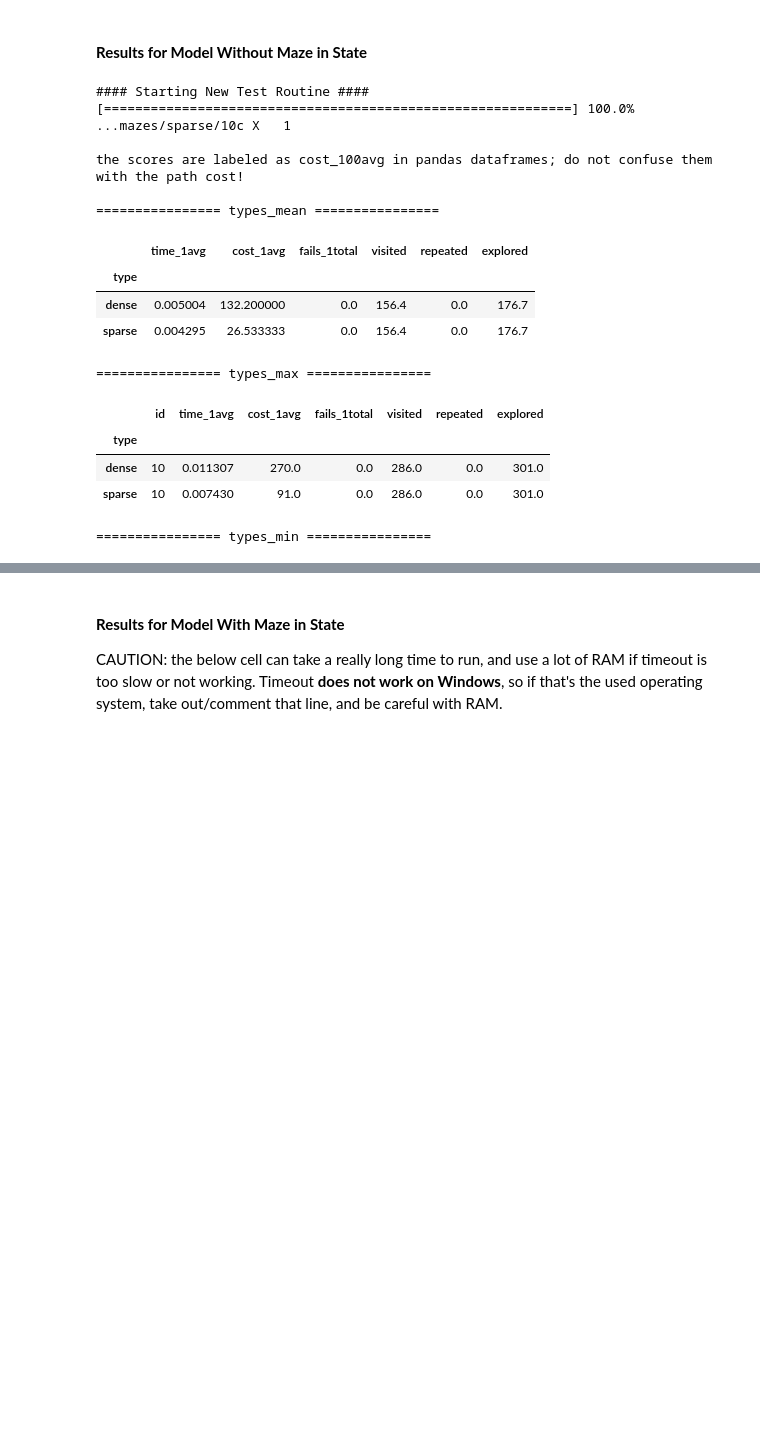
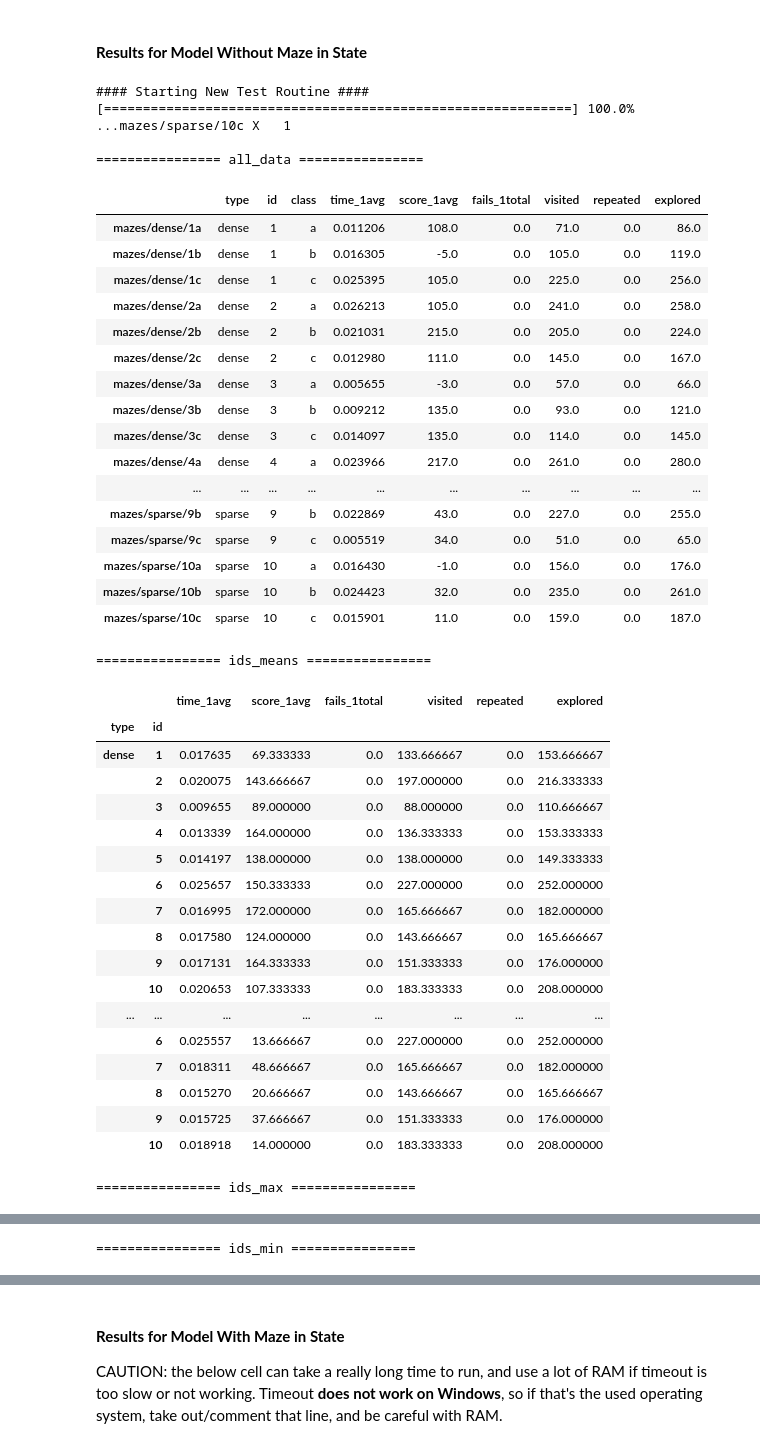
Before and after one commit to VFerrari/IntroductionToAI, a Jupyter notebook: project1.ipynb, the cells around one changed output, grey strips where cells are left out. Drawn from its saved outputs; the diff is of its cells as text; code cells hidden in the pictures; blank space fills up the shorter version.

```diff
--- a/project1.ipynb
+++ b/project1.ipynb
@@ -706,7 +704,7 @@ def collect_data(data, out_path):
 
 def run_tests(test_files, search, *args, repeat=1, out_path=''):
     print("#### Starting New Test Routine ####")
-    keys = ['type','id','class',f'time_{repeat}avg',f'cost_{repeat}avg',f'fails_{repeat}total','visited','repeated','explored']
+    keys = ['type','id','class',f'time_{repeat}avg',f'score_{repeat}avg',f'fails_{repeat}total','visited','repeated','explored']
     data = pd.DataFrame(columns=keys)
     data.name='all_data'
     count,total = 0, repeat*len(test_files)
@@ -751,9 +749,9 @@ def run_tests(test_files, search, *args, repeat=1, out_path=''):
         fails_ratio = sum(fails)/repeat
         deltas_avg = sum(deltas)/repeat # Consider failures
         if fails_ratio < 1:
-            cost_avg = sum(costs)/(repeat-sum(fails)) # Don't consider failures
+            score_avg = sum(costs)/(repeat-sum(fails)) # Don't consider failures
         else:
-            cost_avg = 0
+            score_avg = 0
         visits_avg = sum(visits)/repeat
         repeated_avg = sum(repeated)/repeat
         explored_avg = sum(explored)/repeat
@@ -765,7 +763,7 @@ def run_tests(test_files, search, *args, repeat=1, out_path=''):
         maze_class = match.group(3)
 
         # Add results to dataframe
-        values = [maze_type,maze_id,maze_class,deltas_avg,cost_avg,
+        values = [maze_type,maze_id,maze_class,deltas_avg,score_avg,
                   fails_ratio,visits_avg,repeated_avg,explored_avg]
         data.loc[maze_file] = dict(zip(keys, values))
     print("\n")
@@ -798,36 +796,60 @@ And this increase in speed (and memory usage) can be pivotal, for this method ca
 # %%
 def bfs_no_maze(agent, maze, init, goal, *args):
     agent.formulate_problem(init, goal, False, [b'-', b'|', b'o', b'_'])
     agent.search(breadth_first_graph_search)
     return agent.get_score()
 
 # Run all tests
 dataframes = run_tests(
     test_files,
     bfs_no_maze,
     [],
     repeat=1,
     out_path='data/bfs/problem1'
 )
 
-print('The scores are labeled as cost_100avg in pandas dataframes; do not confuse them with the path cost!\n')
-for df in dataframes[4:]:
+for df in dataframes:
     print(f'================ {df.name} ================\n')
     display(df)
 # %% [output]
 #### Starting New Test Routine ####
 [============================================================] 100.0% ...mazes/sparse/10c X   1
 
-the scores are labeled as cost_100avg in pandas dataframes; do not confuse them with the path cost!
-
-================ types_mean ================
+================ all_data ================
-|  | time_1avg | cost_1avg | fails_1total | visited | repeated | explored |
-| type |  |  |  |  |  |  |
-| dense | 0.005004 | 132.200000 | 0.0 | 156.4 | 0.0 | 176.7 |
-| sparse | 0.004295 | 26.533333 | 0.0 | 156.4 | 0.0 | 176.7 |
+|  | type | id | class | time_1avg | score_1avg | fails_1total | visited | repeated | explored |
+| mazes/dense/1a | dense | 1 | a | 0.011206 | 108.0 | 0.0 | 71.0 | 0.0 | 86.0 |
+| mazes/dense/1b | dense | 1 | b | 0.016305 | -5.0 | 0.0 | 105.0 | 0.0 | 119.0 |
+| mazes/dense/1c | dense | 1 | c | 0.025395 | 105.0 | 0.0 | 225.0 | 0.0 | 256.0 |
+| mazes/dense/2a | dense | 2 | a | 0.026213 | 105.0 | 0.0 | 241.0 | 0.0 | 258.0 |
+| mazes/dense/2b | dense | 2 | b | 0.021031 | 215.0 | 0.0 | 205.0 | 0.0 | 224.0 |
+| mazes/dense/2c | dense | 2 | c | 0.012980 | 111.0 | 0.0 | 145.0 | 0.0 | 167.0 |
+| mazes/dense/3a | dense | 3 | a | 0.005655 | -3.0 | 0.0 | 57.0 | 0.0 | 66.0 |
+| mazes/dense/3b | dense | 3 | b | 0.009212 | 135.0 | 0.0 | 93.0 | 0.0 | 121.0 |
+| mazes/dense/3c | dense | 3 | c | 0.014097 | 135.0 | 0.0 | 114.0 | 0.0 | 145.0 |
+| mazes/dense/4a | dense | 4 | a | 0.023966 | 217.0 | 0.0 | 261.0 | 0.0 | 280.0 |
+| ... | ... | ... | ... | ... | ... | ... | ... | ... | ... |
+| mazes/sparse/9b | sparse | 9 | b | 0.022869 | 43.0 | 0.0 | 227.0 | 0.0 | 255.0 |
+| mazes/sparse/9c | sparse | 9 | c | 0.005519 | 34.0 | 0.0 | 51.0 | 0.0 | 65.0 |
+| mazes/sparse/10a | sparse | 10 | a | 0.016430 | -1.0 | 0.0 | 156.0 | 0.0 | 176.0 |
+| mazes/sparse/10b | sparse | 10 | b | 0.024423 | 32.0 | 0.0 | 235.0 | 0.0 | 261.0 |
+| mazes/sparse/10c | sparse | 10 | c | 0.015901 | 11.0 | 0.0 | 159.0 | 0.0 | 187.0 |
-================ types_max ================
+================ ids_means ================
-|  | id | time_1avg | cost_1avg | fails_1total | visited | repeated | explored |
-| type |  |  |  |  |  |  |  |
-| dense | 10 | 0.011307 | 270.0 | 0.0 | 286.0 | 0.0 | 301.0 |
-| sparse | 10 | 0.007430 | 91.0 | 0.0 | 286.0 | 0.0 | 301.0 |
+|  |  | time_1avg | score_1avg | fails_1total | visited | repeated | explored |
+| type | id |  |  |  |  |  |  |
+| dense | 1 | 0.017635 | 69.333333 | 0.0 | 133.666667 | 0.0 | 153.666667 |
+|  | 2 | 0.020075 | 143.666667 | 0.0 | 197.000000 | 0.0 | 216.333333 |
+|  | 3 | 0.009655 | 89.000000 | 0.0 | 88.000000 | 0.0 | 110.666667 |
+|  | 4 | 0.013339 | 164.000000 | 0.0 | 136.333333 | 0.0 | 153.333333 |
+|  | 5 | 0.014197 | 138.000000 | 0.0 | 138.000000 | 0.0 | 149.333333 |
+|  | 6 | 0.025657 | 150.333333 | 0.0 | 227.000000 | 0.0 | 252.000000 |
+|  | 7 | 0.016995 | 172.000000 | 0.0 | 165.666667 | 0.0 | 182.000000 |
+|  | 8 | 0.017580 | 124.000000 | 0.0 | 143.666667 | 0.0 | 165.666667 |
+|  | 9 | 0.017131 | 164.333333 | 0.0 | 151.333333 | 0.0 | 176.000000 |
+|  | 10 | 0.020653 | 107.333333 | 0.0 | 183.333333 | 0.0 | 208.000000 |
+| ... | ... | ... | ... | ... | ... | ... | ... |
+|  | 6 | 0.025557 | 13.666667 | 0.0 | 227.000000 | 0.0 | 252.000000 |
+|  | 7 | 0.018311 | 48.666667 | 0.0 | 165.666667 | 0.0 | 182.000000 |
+|  | 8 | 0.015270 | 20.666667 | 0.0 | 143.666667 | 0.0 | 165.666667 |
+|  | 9 | 0.015725 | 37.666667 | 0.0 | 151.333333 | 0.0 | 176.000000 |
+|  | 10 | 0.018918 | 14.000000 | 0.0 | 183.333333 | 0.0 | 208.000000 |
-================ types_min ================
+================ ids_max ================
@@ -837,0 +874 @@ the scores are labeled as cost_100avg in pandas dataframes; do not confuse them
+================ ids_min ================
```
Also changed, not shown: parts of 29 cells of this notebook, 10 other files.
